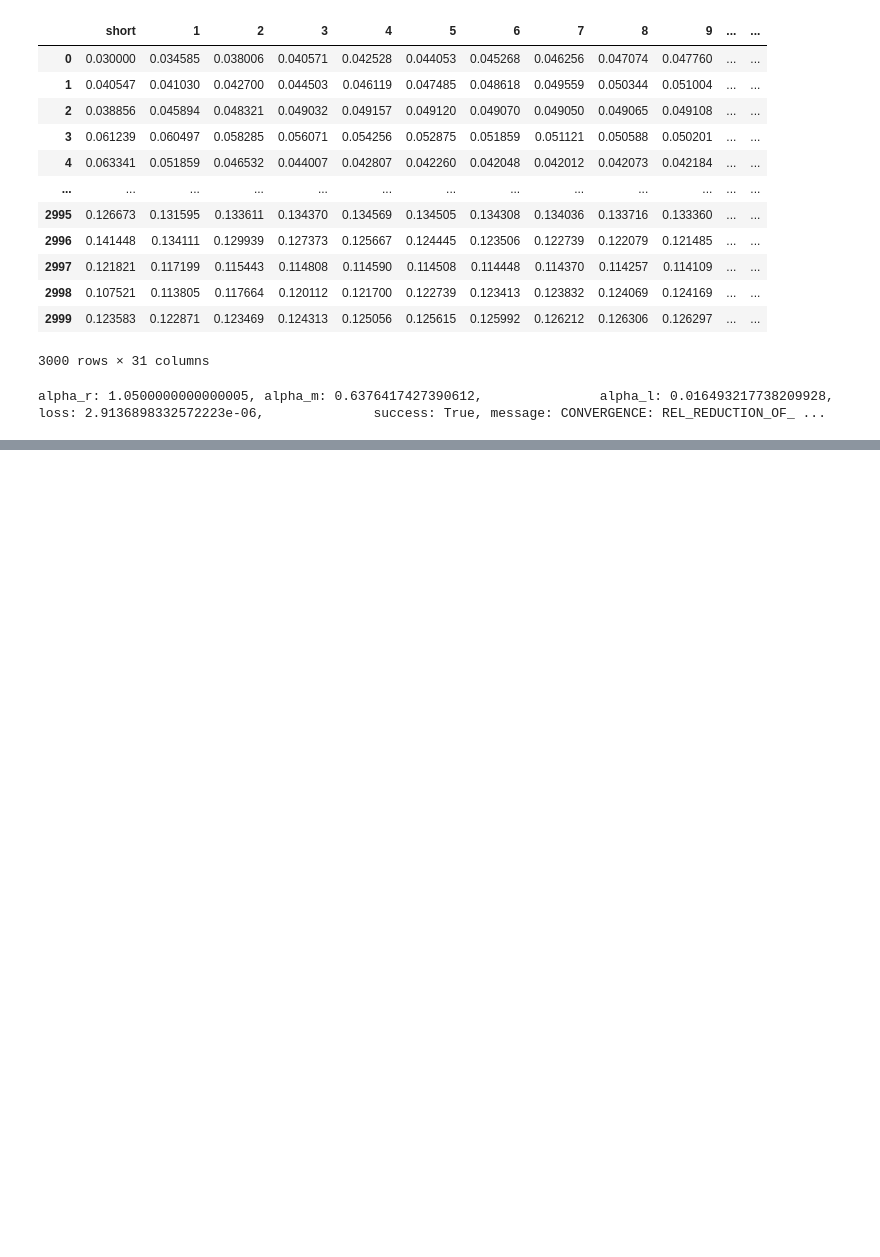
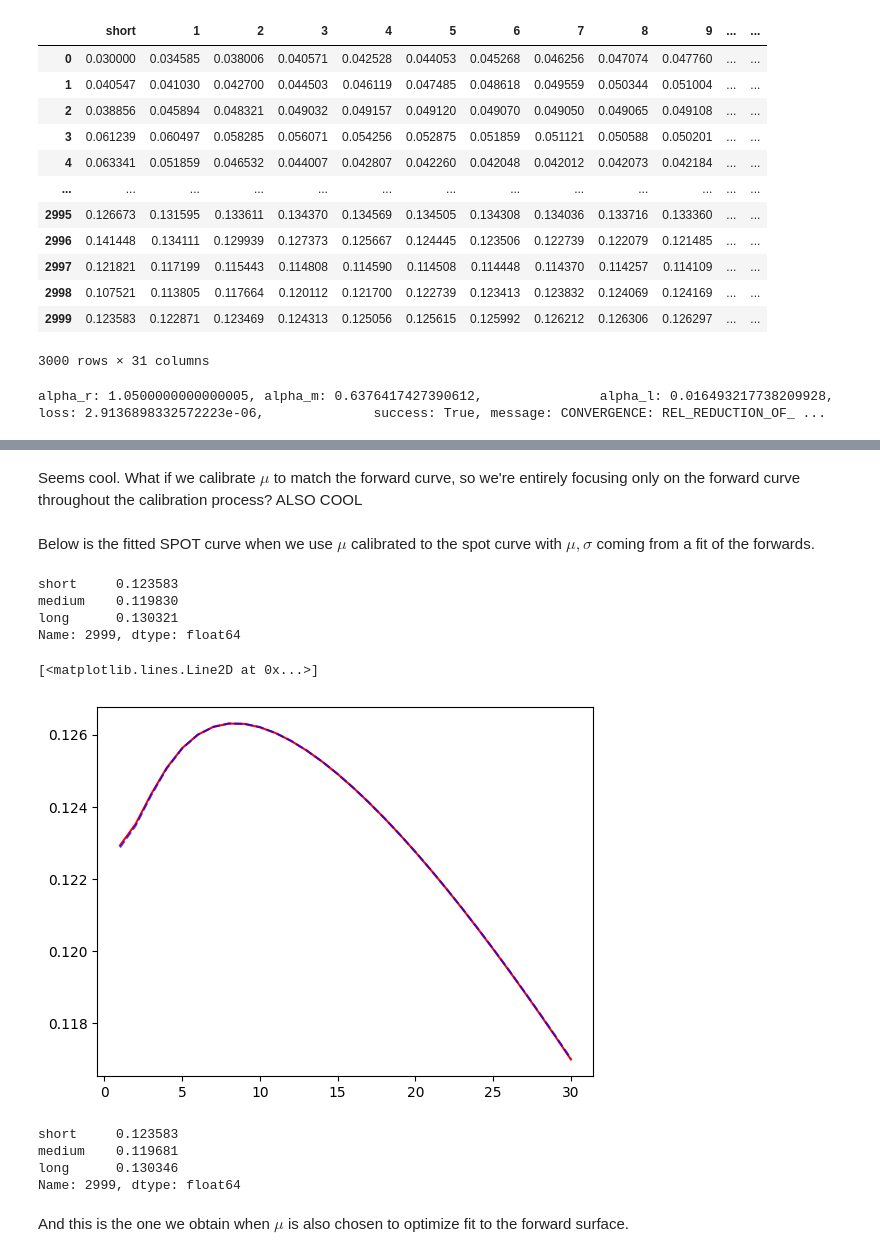
Before and after one commit to riccardocorradi/gaussplus_rv, a Jupyter notebook: simulation tests.ipynb, the cells around one changed output, grey strips where cells are left out. Drawn from its saved outputs; the diff is of its cells as text; code cells hidden in the pictures; blank space fills up the shorter version.

```diff
--- a/simulation tests.ipynb
+++ b/simulation tests.ipynb
@@ -533,0 +554,5 @@ alpha_r: 1.0500000000000005, alpha_m: 0.6376417427390612,               alpha_l:
+# %%
+best_sigma_chol = cal.calibrateSigmaChol_fwd(alpha_r = best_alpha['alpha_r'],
+                   alpha_m = best_alpha['alpha_m'],
+                   alpha_l = best_alpha['alpha_l'],
+                     initialGuess = [-6, -4.6, 0.001])
@@ -533,0 +575,6 @@ alpha_r: 1.0500000000000005, alpha_m: 0.6376417427390612,               alpha_l:
+# %%
+best_sigma = best_sigma_chol
+
+best_mu_fwd = cal.calibrateMu(alpha_r = best_alpha['alpha_r'], alpha_m = best_alpha['alpha_m'], alpha_l = best_alpha['alpha_l'],
+                         sigma_m = best_sigma['sigma_m'], sigma_l = best_sigma['sigma_l'], rho = best_sigma['rho'],
+                         initialGuess = 0.01, lossDecayFactor= 0.8, extraction = 'fwd')
@@ -533,0 +583,60 @@ alpha_r: 1.0500000000000005, alpha_m: 0.6376417427390612,               alpha_l:
+# %% [markdown]
+Seems cool. What if we calibrate $\mu$ to match the forward curve, so we're entirely focusing only on the forward curve throughout the calibration process? ALSO COOL
+# %%
+best_sigma = best_sigma_chol
+
+best_mu_fwdMatch = cal.calibrateMu_fwd(alpha_r = best_alpha['alpha_r'], alpha_m = best_alpha['alpha_m'], alpha_l = best_alpha['alpha_l'],
+                         sigma_m = best_sigma['sigma_m'], sigma_l = best_sigma['sigma_l'], rho = best_sigma['rho'],
+                         initialGuess = 0.01, lossDecayFactor= 0.8, extraction = 'fwd')
+# %% [markdown]
+Below is the fitted SPOT curve when we use $\mu$ calibrated to the spot curve with $\mu,\sigma$ coming from a fit of the forwards.
+# %%
+MATURITIES = np.array([x for x in range(1, 31)])
+cal.useInputForwards = True
+calParams = dict(alpha_r = best_alpha['alpha_r'], alpha_m = best_alpha['alpha_m'], alpha_l = best_alpha['alpha_l'],
+                  sigma_m = best_sigma['sigma_m'], sigma_l = best_sigma['sigma_l'], rho = best_sigma['rho'],
+                  mu = best_mu_fwd['mu'])
+
+fittedPricer = PricerClass(**calParams)
+lf = cal.extractLatentFactors_fwd(alpha_r = best_alpha['alpha_r'], alpha_m = best_alpha['alpha_m'], alpha_l = best_alpha['alpha_l'],
+                         sigma_m = best_sigma['sigma_m'], sigma_l = best_sigma['sigma_l'], rho = best_sigma['rho'],
+                         mu = best_mu_fwd['mu'])
+
+estFactorsDf_fwd = pd.DataFrame(lf, columns = ['medium', 'long'])
+estFactorsDf_fwd['short'] = factorsPath[:, 0]
+estFactorsDf_fwd = estFactorsDf_fwd[['short', 'medium', 'long']]
+estFactorsDf_fwd.iloc[-1]
+# %% [output]
+short     0.123583
+medium    0.119830
+long      0.130321
+Name: 2999, dtype: float64
+# %%
+plt.plot(MATURITIES, fittedPricer.termStructure(maturities = MATURITIES, factors = np.array(estFactorsDf_fwd.iloc[-1].values)), color = 'red', label = 'Fitted ts')
+plt.plot(MATURITIES, termStructurePath.iloc[-1][1:], color = 'blue', label = 'True ts', linestyle = '--', alpha = 0.7)
+# %% [output]
+[<matplotlib.lines.Line2D at 0x...>]
+[figure, added]
+# %%
+MATURITIES = np.array([x for x in range(1, 31)])
+cal.useInputForwards = True
+calParams = dict(alpha_r = best_alpha['alpha_r'], alpha_m = best_alpha['alpha_m'], alpha_l = best_alpha['alpha_l'],
+                  sigma_m = best_sigma['sigma_m'], sigma_l = best_sigma['sigma_l'], rho = best_sigma['rho'],
+                  mu = best_mu_fwdMatch['mu'])
+
+fittedPricer = PricerClass(**calParams)
+lf = cal.extractLatentFactors(alpha_r = best_alpha['alpha_r'], alpha_m = best_alpha['alpha_m'], alpha_l = best_alpha['alpha_l'],
+                         sigma_m = best_sigma['sigma_m'], sigma_l = best_sigma['sigma_l'], rho = best_sigma['rho'],
+                         mu = best_mu_fwdMatch['mu'])
+
+estFactorsDf_fwd = pd.DataFrame(lf, columns = ['medium', 'long'])
+estFactorsDf_fwd['short'] = factorsPath[:, 0]
+estFactorsDf_fwd = estFactorsDf_fwd[['short', 'medium', 'long']]
+estFactorsDf_fwd.iloc[-1]
+# %% [output]
+short     0.123583
+medium    0.119681
+long      0.130346
+Name: 2999, dtype: float64
+# %% [markdown]
+And this is the one we obtain when $\mu$ is also chosen to optimize fit to the forward surface.
```
Also changed, not shown: parts of 36 cells of this notebook, 1 other file.
